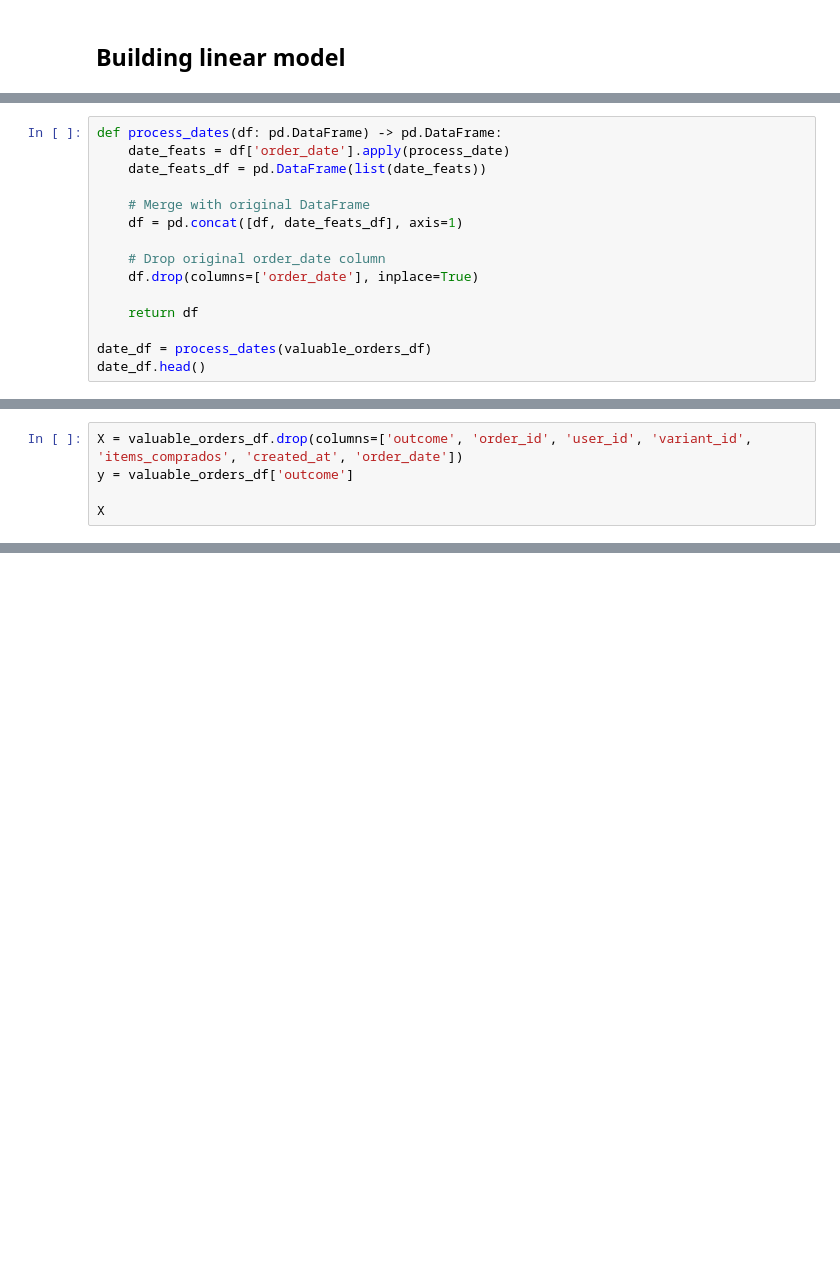
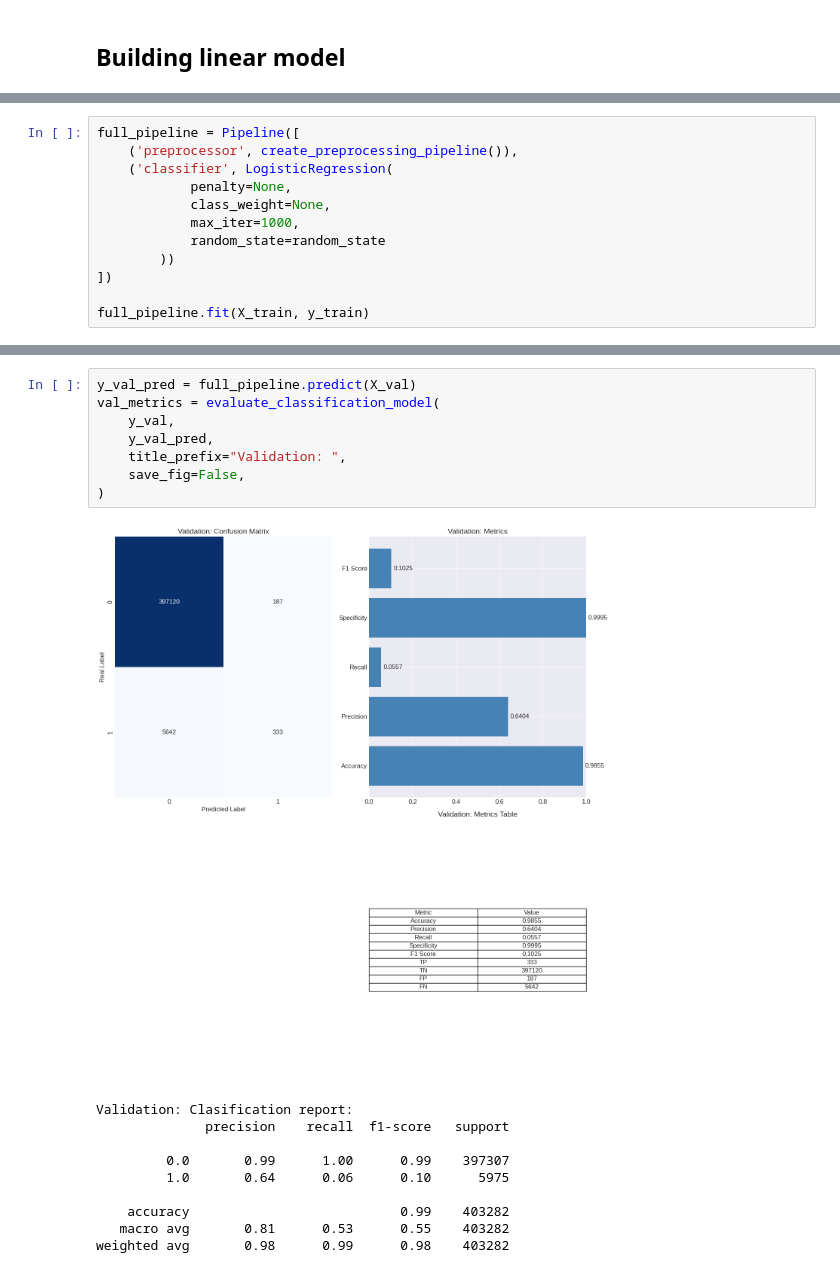
Before and after one commit to Riemann-def/zrive-ds, a Jupyter notebook: src/module_3/prueba.ipynb, the cells around one changed output, grey strips where cells are left out. Cells and saved outputs as stored; diff of their text form; blank space fills up the shorter version.

Commit message:
evaluate classification model

```diff
--- a/src/module_3/prueba.ipynb
+++ b/src/module_3/prueba.ipynb
@@ -216,15 +174,0 @@ def process_date(input_str: str) -> dict:
-# %%
-def process_dates(df: pd.DataFrame) -> pd.DataFrame:
-    date_feats = df['order_date'].apply(process_date)
-    date_feats_df = pd.DataFrame(list(date_feats))
-
-    # Merge with original DataFrame
-    df = pd.concat([df, date_feats_df], axis=1)
-
-    # Drop original order_date column
-    df.drop(columns=['order_date'], inplace=True)
-
-    return df
-
-date_df = process_dates(valuable_orders_df)
-date_df.head()
@@ -239,5 +174,0 @@ date_df.head()
-# %%
-X = valuable_orders_df.drop(columns=['outcome', 'order_id', 'user_id', 'variant_id', 'items_comprados', 'created_at', 'order_date'])
-y = valuable_orders_df['outcome']
-
-X
@@ -257,0 +345,12 @@ X
+# %%
+full_pipeline = Pipeline([
+    ('preprocessor', create_preprocessing_pipeline()),
+    ('classifier', LogisticRegression(
+            penalty=None,
+            class_weight=None,
+            max_iter=1000,
+            random_state=random_state
+        ))
+])
+
+full_pipeline.fit(X_train, y_train)
@@ -257,0 +477,19 @@ X
+# %%
+y_val_pred = full_pipeline.predict(X_val)
+val_metrics = evaluate_classification_model(
+    y_val,
+    y_val_pred,
+    title_prefix="Validation: ",
+    save_fig=False,
+)
+# %% [output]
+[figure, added]
+Validation: Clasification report:
+              precision    recall  f1-score   support
+
+         0.0       0.99      1.00      0.99    397307
+         1.0       0.64      0.06      0.10      5975
+
+    accuracy                           0.99    403282
+   macro avg       0.81      0.53      0.55    403282
+weighted avg       0.98      0.99      0.98    403282
```
Also changed, not shown: parts of 16 cells of this notebook.
